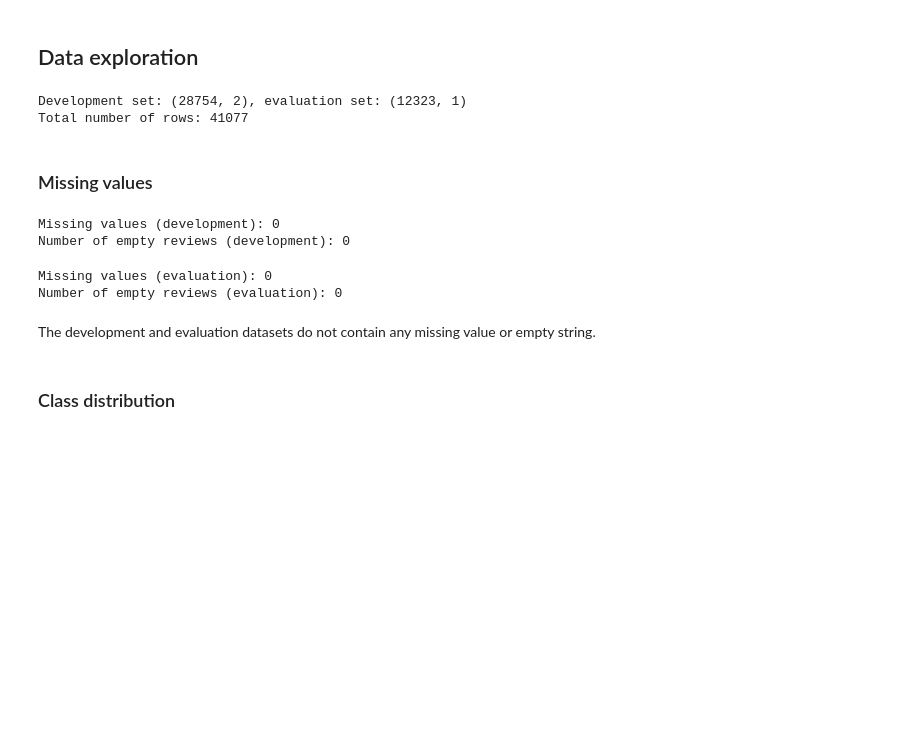
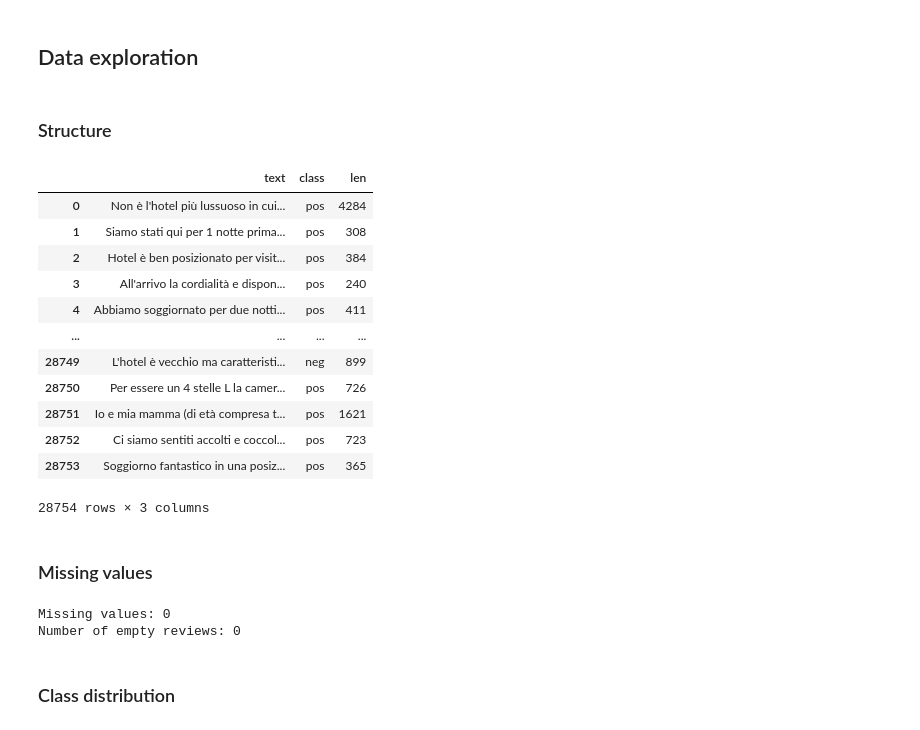
Before and after one commit to manuelemacchia/hotel-sentiment-analysis, a Jupyter notebook: classifier.ipynb, the cells around one changed output. Drawn from its saved outputs; the diff is of its cells as text; code cells hidden in the pictures; blank space fills up the shorter version.

```diff
--- a/classifier.ipynb
+++ b/classifier.ipynb
@@ -10,12 +24,0 @@ import time
-# %%
-df_dev = pd.read_csv("development.csv")
-df_eval = pd.read_csv("evaluation.csv")
-
-df_dev_count = df_dev.shape[0]
-df_eval_count = df_eval.shape[0]
-
-print(f"Development set: {df_dev.shape}, evaluation set: {df_eval.shape}")
-print(f"Total number of rows: {df_dev_count + df_eval_count}")
-# %% [output]
-Development set: (28754, 2), evaluation set: (12323, 1)
-Total number of rows: 41077
@@ -22,21 +27,32 @@ Total number of rows: 41077
+# %% [markdown]
+### Structure
+# %%
+df
+# %% [output]
+|  | text | class | len |
+| 0 | Non è l'hotel più lussuoso in cui... | pos | 4284 |
+| 1 | Siamo stati qui per 1 notte prima... | pos | 308 |
+| 2 | Hotel è ben posizionato per visit... | pos | 384 |
+| 3 | All'arrivo la cordialità e dispon... | pos | 240 |
+| 4 | Abbiamo soggiornato per due notti... | pos | 411 |
+| ... | ... | ... | ... |
+| 28749 | L'hotel è vecchio ma caratteristi... | neg | 899 |
+| 28750 | Per essere un 4 stelle L la camer... | pos | 726 |
+| 28751 | Io e mia mamma (di età compresa t... | pos | 1621 |
+| 28752 | Ci siamo sentiti accolti e coccol... | pos | 723 |
+| 28753 | Soggiorno fantastico in una posiz... | pos | 365 |
+28754 rows × 3 columns
 # %% [markdown]
 ### Missing values
 # %%
-print(f"Missing values (development): {df_dev.isnull().sum().sum()}")
-n_empty = df_dev[df_dev['text'] == ""].shape[0]
-print(f"Number of empty reviews (development): {n_empty}")
+n_null = df.isnull().sum().sum()
+n_empty = df[df['text'] == ""].shape[0]
+
+print(f"Missing values: {n_null}")
+print(f"Number of empty reviews: {n_empty}")
 # %% [output]
-Missing values (development): 0
-Number of empty reviews (development): 0
+Missing values: 0
+Number of empty reviews: 0
-# %%
-print(f"Missing values (evaluation): {df_eval.isnull().sum().sum()}")
-n_empty = df_eval[df_eval['text'] == ""].shape[0]
-print(f"Number of empty reviews (evaluation): {n_empty}")
-# %% [output]
-Missing values (evaluation): 0
-Number of empty reviews (evaluation): 0
-# %% [markdown]
-The development and evaluation datasets do not contain any missing value or empty string.
 # %% [markdown]
 ### Class distribution
 # %%
```
Also changed, not shown: parts of 22 cells of this notebook.
